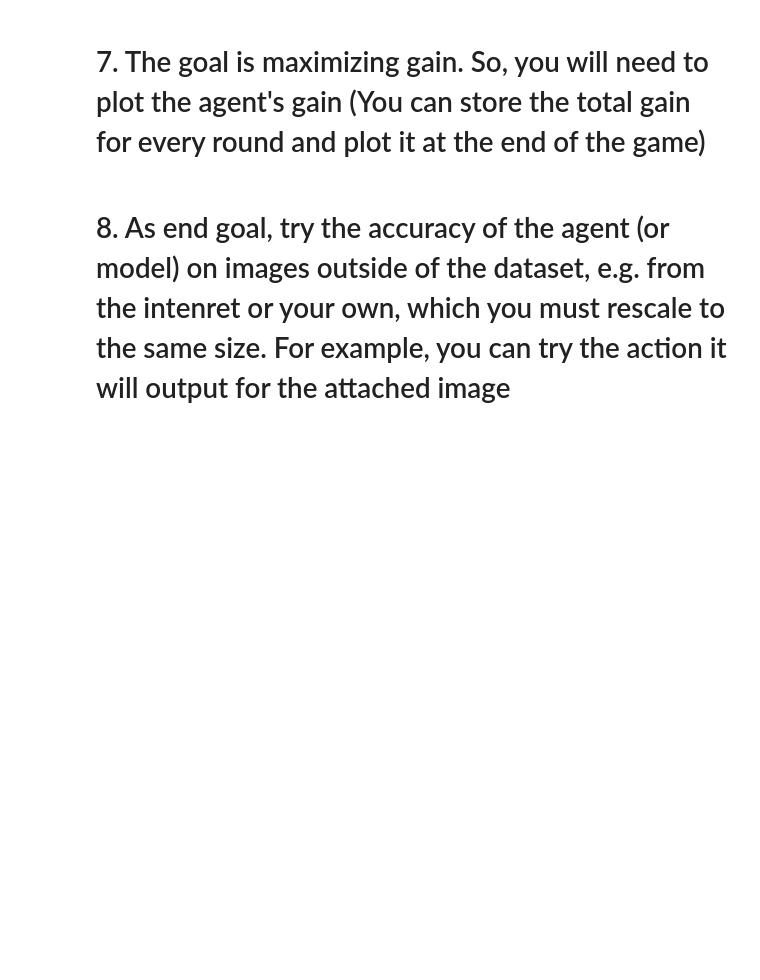
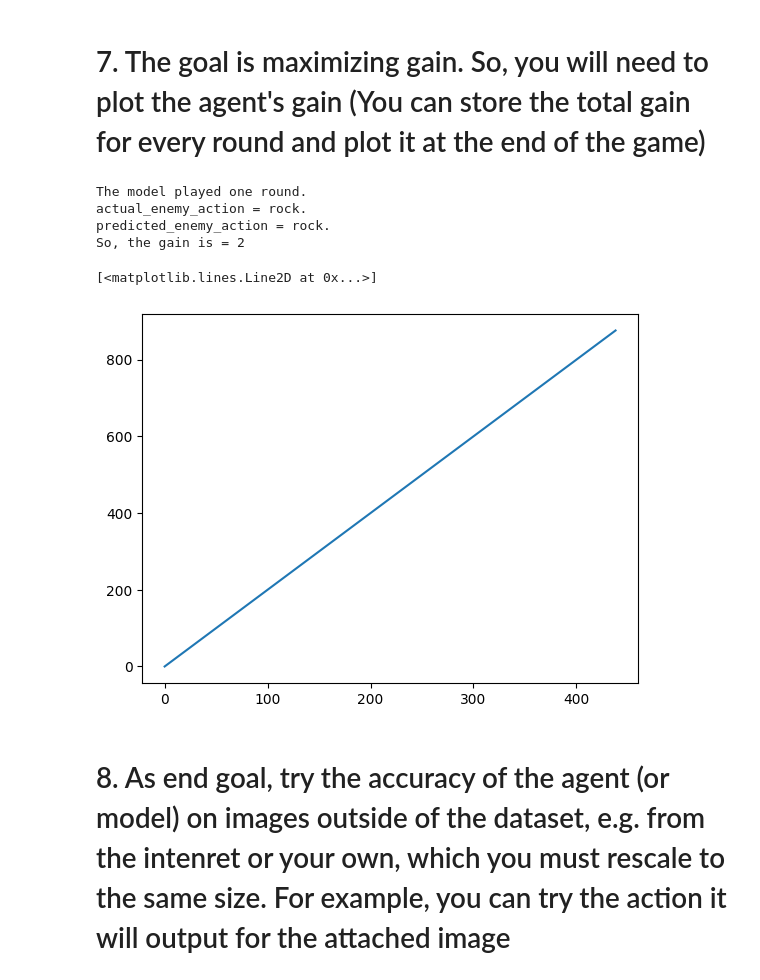
Before and after one commit to Evanslearn/1st-Semester-AI-2023-2024-, a Jupyter notebook: MachineLearning/Final Project/Final_Project.ipynb, the cells around one changed output. Drawn from its saved outputs; the diff is of its cells as text; code cells hidden in the pictures; blank space fills up the shorter version.

```diff
--- a/MachineLearning/Final Project/Final_Project.ipynb
+++ b/MachineLearning/Final Project/Final_Project.ipynb
@@ -43,0 +360,11 @@ GPU 0: Tesla T4 (UUID: GPU-f46e924d-811e-6149-4d51-80f296d971cd)
+# %%
+def select_optimal_action(enemy_action):
+
+  if enemy_action == 'rock':
+    optimal_action = 'paper'
+  if enemy_action == 'scissors':
+    optimal_action = 'rock'
+  if enemy_action == 'paper':
+    optimal_action = 'scissors'
+
+  return optimal_action
@@ -46,3 +395,43 @@ GPU 0: Tesla T4 (UUID: GPU-f46e924d-811e-6149-4d51-80f296d971cd)
+# %%
+gain_for_one_step = return_gain_step(predicted_enemy_action = predicted_enemy_action, actual_enemy_action = random_image_label_string)
+print(
+    "The model played one round. \nactual_enemy_action = {}. \npredicted_enemy_action = {}. \nSo, the gain is = {}"
+    .format(predicted_enemy_action, random_image_label_string, gain_for_one_step)
+)
+# %% [output]
+The model played one round.
+actual_enemy_action = rock.
+predicted_enemy_action = rock.
+So, the gain is = 2
+# %%
+# i will now try calculating the total gain for the whole test set
+N = len(x_test)
+
+gain_total = np.zeros(N)
+gain_cum = np.zeros(N)
+index_help = range(0,N)
+
+for i in range(0, N):
+
+  # get image from test set
+  random_image = x_test[i]
+  random_image_label = y_test[i]
+  random_image_label_string = label_names[int(random_image_label)]
+
+  # apply preprocessing to the image
+  random_image = flip_vertically(random_image)
+  random_image = flip_horizontally(random_image)
+  random_image = add_noise(random_image)
+  random_image = rotate_angle(random_image)
+
+  if i >=1:
+    gain_cum[i] = gain_cum[i-1] + gain_for_one_step
+  gain_total[i] = gain_for_one_step
+# %%
+plt.plot(index_help, gain_cum)
+# %% [output]
+[<matplotlib.lines.Line2D at 0x...>]
+[figure, added]
 # %% [markdown]
 # 8. As end goal, try the accuracy of the agent (or model) on images outside of the dataset, e.g. from the intenret or your own, which you must rescale to the same size. For example, you can try the action it will output for the attached image
 # %% [markdown]
```
Also changed, not shown: parts of 42 cells of this notebook.
